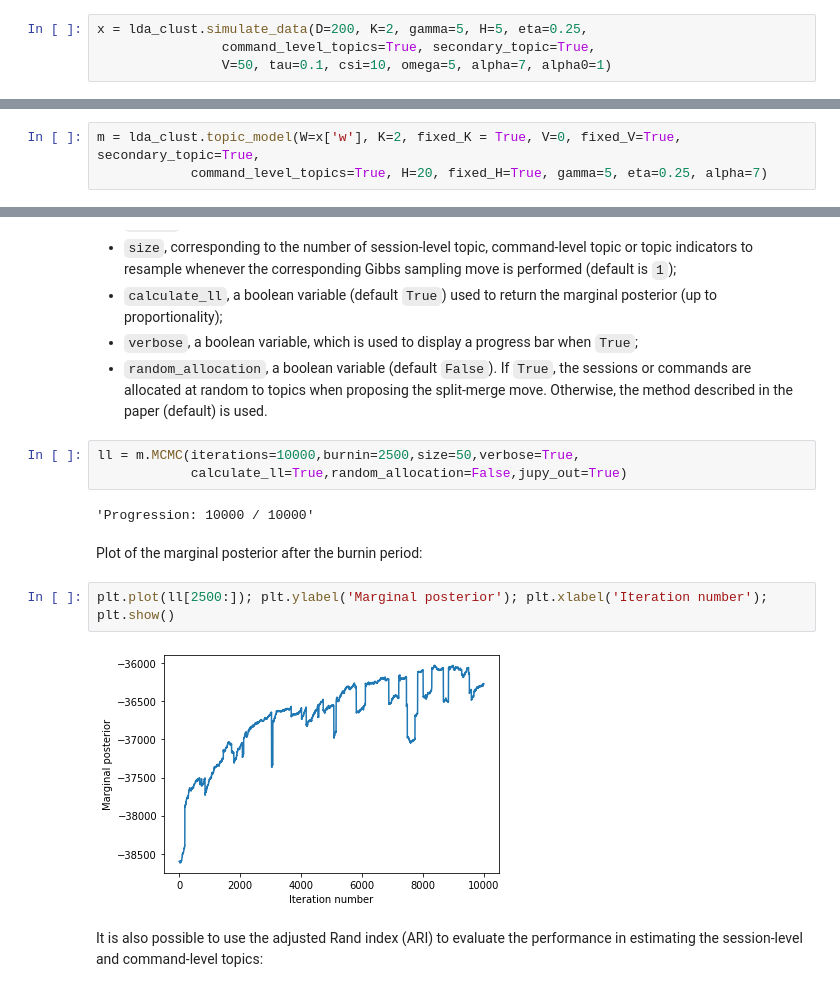
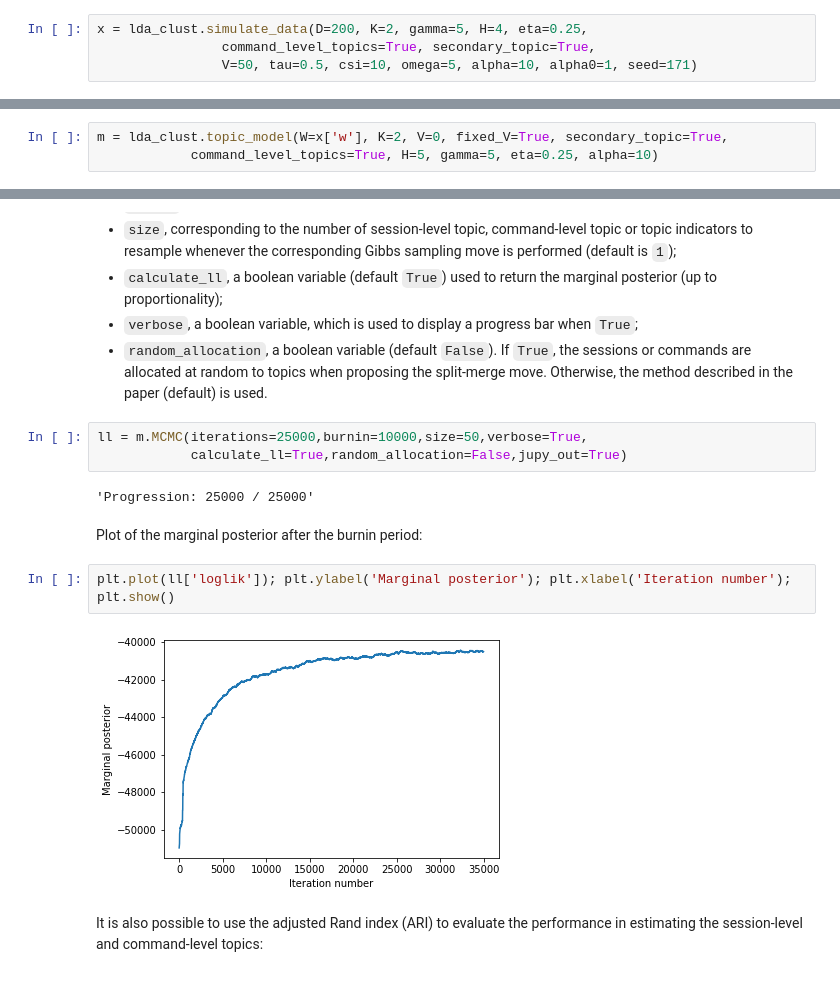
Before and after one commit to fraspass/ncbc, a Jupyter notebook: notebooks/test_library.ipynb, the cells around one changed output, grey strips where cells are left out. Drawn from its saved outputs; the diff is of its cells as text.

```diff
--- a/notebooks/test_library.ipynb
+++ b/notebooks/test_library.ipynb
@@ -9,7 +9,7 @@ Data can be simulated using the function `simulate_data`. The arguments are iden
 # %%
-x = lda_clust.simulate_data(D=200, K=2, gamma=5, H=5, eta=0.25,
+x = lda_clust.simulate_data(D=200, K=2, gamma=5, H=4, eta=0.25,
                 command_level_topics=True, secondary_topic=True,
-                V=50, tau=0.1, csi=10, omega=5, alpha=7, alpha0=1)
+                V=50, tau=0.5, csi=10, omega=5, alpha=10, alpha0=1, seed=171)
 # %% [markdown]
 The output `x` is a dictionary containing the corpus `w`, the latent allocations `t`, `s` and `z`, and the parameters `phi`, `psi` and `theta` used to simulate the documents.
 # %%
@@ -29,6 +37,6 @@ The main object in the library `lda_clust` is the class `topic_model`, which is
 # %%
-m = lda_clust.topic_model(W=x['w'], K=2, fixed_K = True, V=0, fixed_V=True, secondary_topic=True,
-            command_level_topics=True, H=20, fixed_H=True, gamma=5, eta=0.25, alpha=7)
+m = lda_clust.topic_model(W=x['w'], K=2, V=0, fixed_V=True, secondary_topic=True,
+            command_level_topics=True, H=5, gamma=5, eta=0.25, alpha=10)
 # %% [markdown]
 Next, the model must be initialised. Four options have been implemented:
 - `custom_init`, which takes `t`, `s` and `z` as arguments (when required), initialising the model from pre-specified values (this is mainly useful for testing, for example when the model is initialised from the truth on simulated data);
@@ -65,16 +72,16 @@ Next, the Metropolis-within-Gibbs algorithm described in the paper could be run
 - `verbose`, a boolean variable, which is used to display a progress bar when `True`;
 - `random_allocation`, a boolean variable (default `False`). If `True`, the sessions or commands are allocated at random to topics when proposing the split-merge move. Otherwise, the method described in the paper (default) is used.
 # %%
-ll = m.MCMC(iterations=10000,burnin=2500,size=50,verbose=True,
+ll = m.MCMC(iterations=25000,burnin=10000,size=50,verbose=True,
             calculate_ll=True,random_allocation=False,jupy_out=True)
 # %% [output]
-'Progression: 10000 / 10000'
+'Progression: 25000 / 25000'
 # %% [markdown]
 Plot of the marginal posterior after the burnin period:
 # %%
-plt.plot(ll[2500:]); plt.ylabel('Marginal posterior'); plt.xlabel('Iteration number'); plt.show()
+plt.plot(ll['loglik']); plt.ylabel('Marginal posterior'); plt.xlabel('Iteration number'); plt.show()
 # %% [output]
-[figure, old version]
+[figure, new version]
 # %% [markdown]
 It is also possible to use the adjusted Rand index (ARI) to evaluate the performance in estimating the session-level and command-level topics:
 # %%
```
Also changed, not shown: parts of 8 cells of this notebook, 2 other files.
